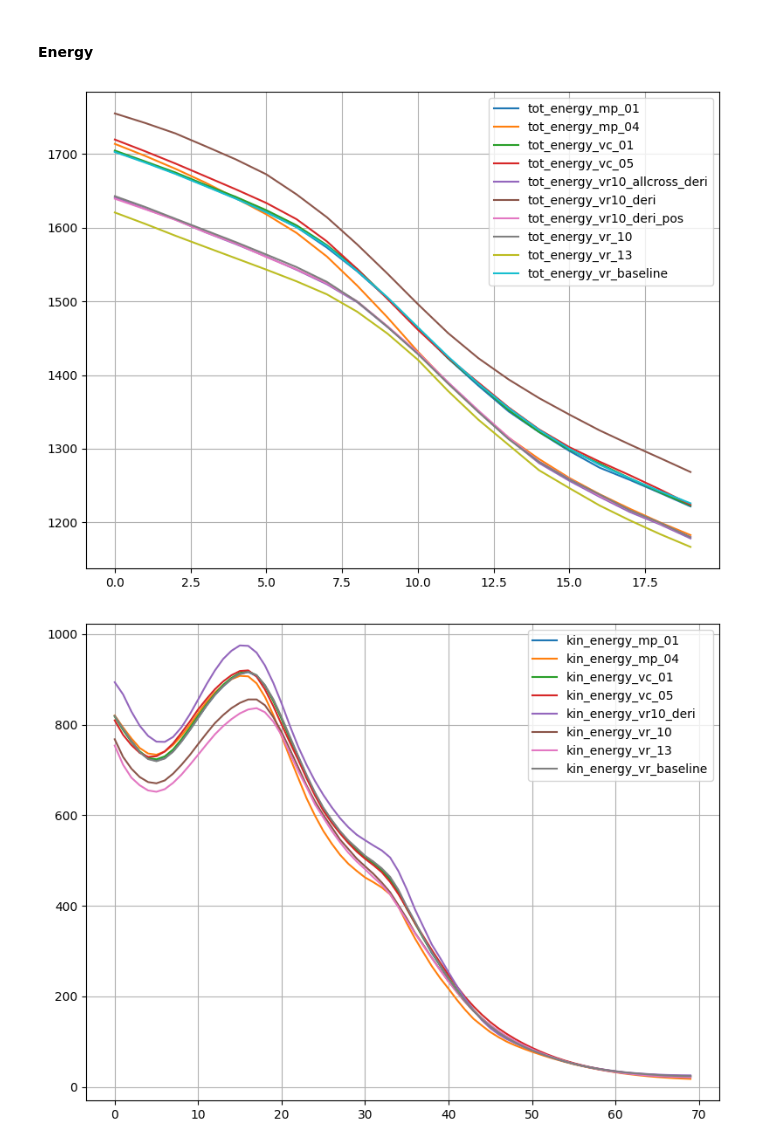
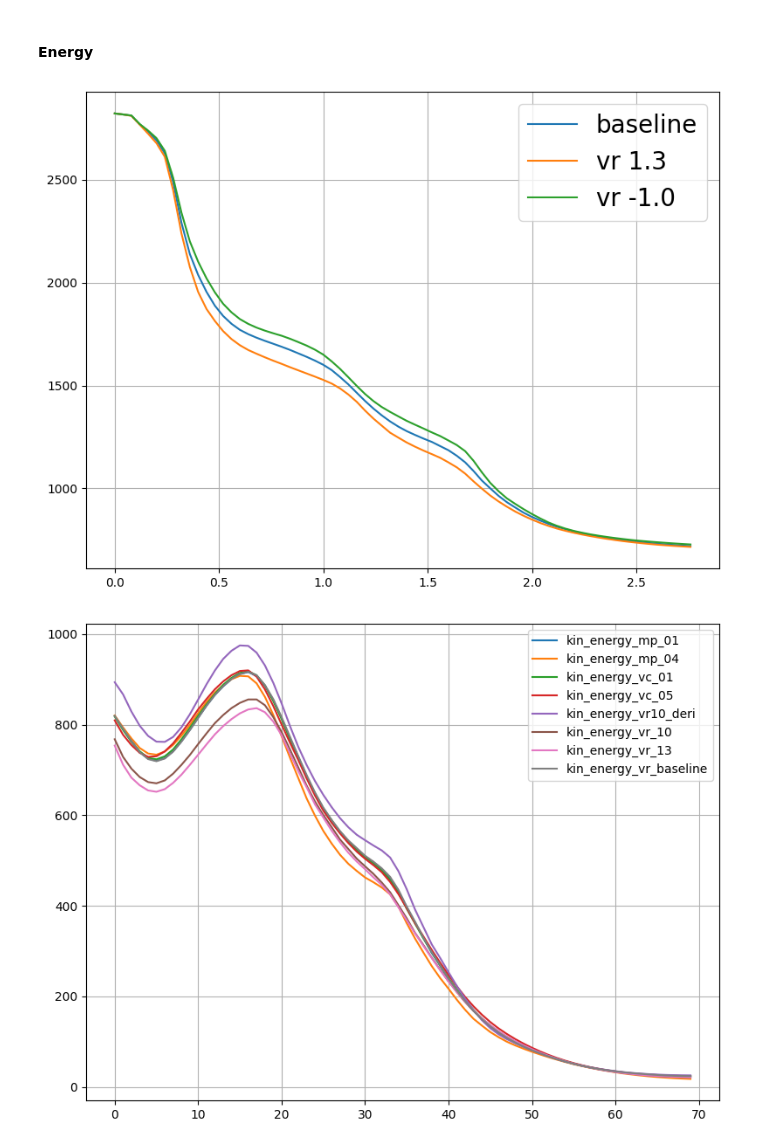
Before and after one commit to gabiileticia/analysis, a Jupyter notebook: full3Danalysis.ipynb, the cells around one changed output. Drawn from its saved outputs; the diff is of its cells as text; code cells hidden in the pictures.

```diff
--- a/full3Danalysis.ipynb
+++ b/full3Danalysis.ipynb
@@ -77,8 +76,12 @@ print(mesh.point_data['density'])
 #### Energy
 # %%
 plt.figure(figsize=(8, 6))
+begin = 1
+end = 71
+time = [i / 25 for i in range(70)]
 
-for folder in folders:
+# for folder in folders:
+for folder in ['baseline','vr 1.3', 'vr -1.0']:
     full_path = folder_path + folder + '/'
     files = os.listdir(full_path)
 
@@ -86,41 +89,43 @@ for folder in folders:
     pot_energy = []
     total_energy = []
 
-    for i in range(20,40):
+    for i in range(begin,end):
         file = 'ParticleData_Fluid_{}.vtk'.format(i)
 
         mesh = meshio.read(full_path + file)
         positions = mesh.points
 
         h = mesh.points[:,1]
         velocity = mesh.point_data['velocity']
         mass = mesh.point_data['density'] * 0.8 * 0.05 * 0.05 * 0.05
 
         number_particles = len(h)
         if number_particles > 0:
             aux_pot_energy = np.sum(mass * h * 9.81)
             pot_energy.append(aux_pot_energy)
 
             aux_kin_energy = np.sum((mass * norm(velocity, axis=1)**2) / 2)
             kin_energy.append(aux_kin_energy)
 
             total_energy.append((aux_pot_energy + aux_kin_energy))
         else:
             pot_energy.append(0)
             kin_energy.append(0)
             total_energy.append(0)
 
 #     plt.plot(pot_energy, label="pot_energy_{}".format(folder))   # first line
 #     plt.plot(kin_energy, label="kin_energy_{}".format(folder))
-    plt.plot(total_energy, label="tot_energy_{}".format(folder))
+    plt.plot(time, total_energy, label="{}".format(folder))
 
-plt.legend()          # show the labels
+plt.legend(fontsize=20)          # show the labels
 plt.grid(True)        # optional grid
 plt.tight_layout()    # neat spacing
+# plt.xticks(np.arange(0, 70, step=1))
+
 
 plt.show()
 # %% [output]
-[figure, old version]
+[figure, new version]
 # %%
 plt.figure(figsize=(8, 6))
 
```
Also changed, not shown: parts of 39 cells of this notebook, 1 other file.
